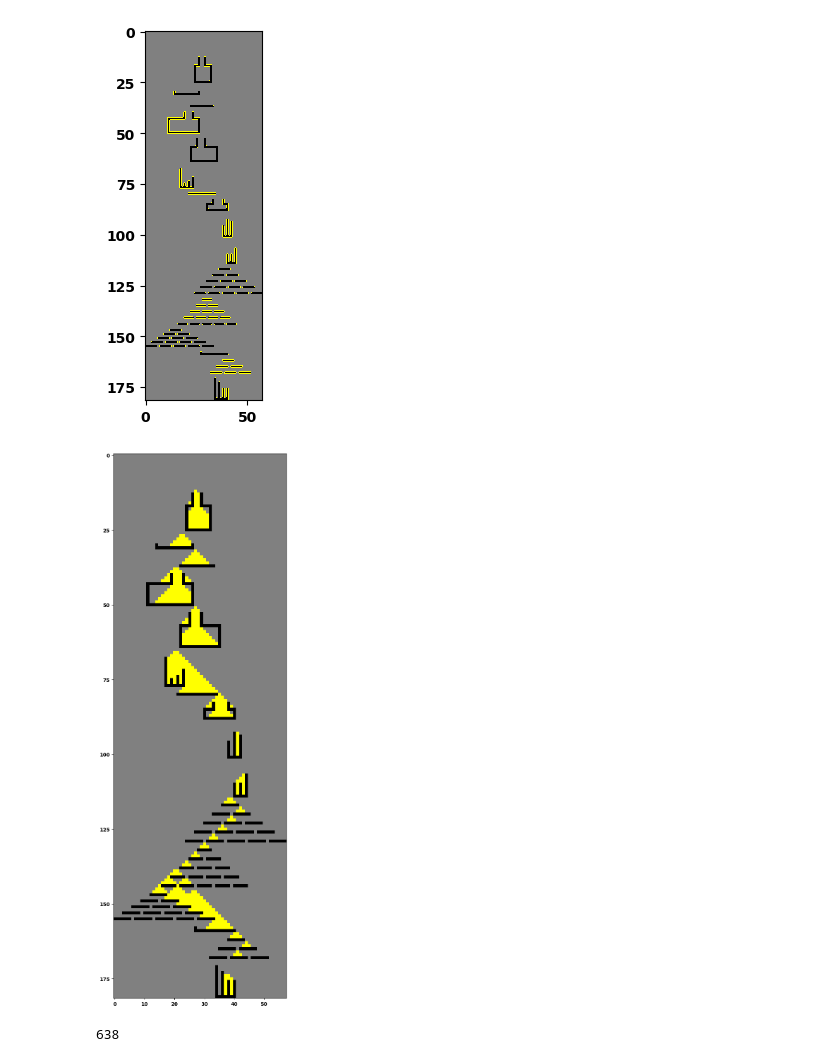
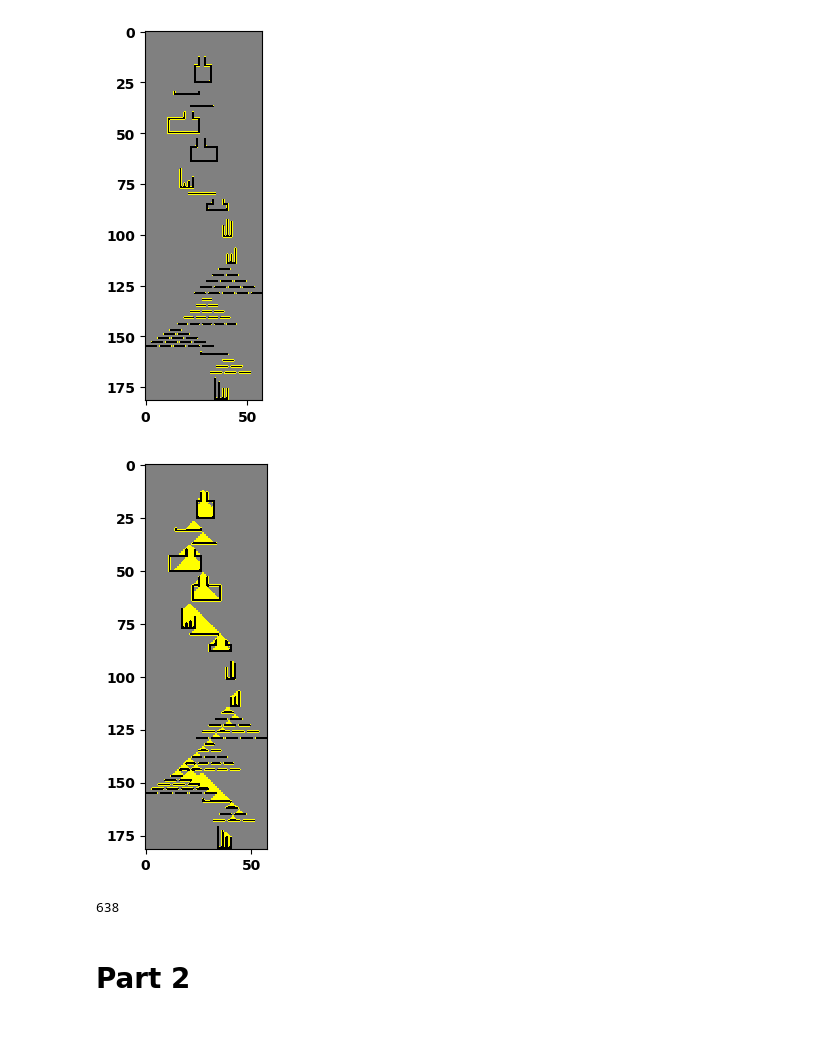
Before and after one commit to LeonardoStrik/AoC_2022, a Jupyter notebook: 2022/Day14/day14.ipynb, the cells around one changed output. Cells and saved outputs as stored; diff of their text form; code cells hidden in the pictures; blank space fills up the shorter version.

Commit message:
finish day 14 part 2

```diff
--- a/2022/Day14/day14.ipynb
+++ b/2022/Day14/day14.ipynb
@@ -7,25 +7,25 @@ test = False
 filename = "test.txt" if test else "input.txt"
 # %%
 with open(filename) as file:
-    lines = file.readlines()
+    lines_raw = file.readlines()
 
-lines = [line.strip() for line in lines]
-lines = [line.split("->") for line in lines]
+lines_raw = [line.strip() for line in lines_raw]
+lines_raw = [line.split("->") for line in lines_raw]
 node_to_tuple = lambda node: (int(node[1]), int(node[0]))
-lines = [[node_to_tuple(node.split(",")) for node in line] for line in lines]
-lines = [np.array(line) for line in lines]
+lines_raw = [[node_to_tuple(node.split(",")) for node in line] for line in lines_raw]
+lines_raw = [np.array(line) for line in lines_raw]
 
 max_x, max_y = 0, 0
 min_x = [float("inf")]
-for line in lines:
+for line in lines_raw:
     max_x = max(line[:, 1].max(), max_x)
     max_y = max(line[:, 0].max(), max_y)
     min_x = min(line[:, 1].min(), min_x)
-
+print(lines_raw)
+normalise_nodes = lambda line, offset: line - np.array([[0 ,offset]]*line.shape[0])
+normalise_lines=lambda lines, offset: [normalise_nodes(line, offset) for line in lines]
+lines=normalise_lines(lines_raw,min_x)
 print(lines)
-normalise_nodes = lambda line: line - np.array([[0 ,min_x]]*line.shape[0])
-lines = [normalise_nodes(line) for line in lines]
-print(lines)
 # %% [output]
 [array([[144, 495],
        [144, 499]]), array([[ 40, 492],
@@ -45,7 +45,7 @@ print(lines)
        [159,  27],
        [159,  40]])]
 # %%
-def reset_map():
+def reset_map(lines):
     scan:np.ndarray = np.zeros((max_y+1,max_x-min_x+1), dtype=int)
     for line in lines:
         for j in range(len(line)-1):
@@ -59,7 +59,7 @@ def show_map(scan):
     colormap=ListedColormap(['gray','yellow', 'black'])
     _=plt.imshow(scan,cmap=colormap)
     plt.show()
-scan = reset_map()
+scan = reset_map(lines)
 show_map(scan)
 # %% [output]
 [figure]
@@ -81,15 +81,17 @@ def drop_sand(scan):
     scan[position[0],position[1]]=1
     return False
 # %%
-scan=reset_map()
+scan=reset_map(lines)
 done=False
 drops=-1
 while not done:
     done=drop_sand(scan)
     drops+=1
-_=plt.figure(figsize=(20,20))
+_=plt.figure(figsize=(5,5))
 show_map(scan)
 print(drops)
 # %% [output]
-[figure, old version]
+[figure, new version]
 638
+# %% [markdown]
+# Part 2
```
Also changed, not shown: parts of 5 cells of this notebook.
